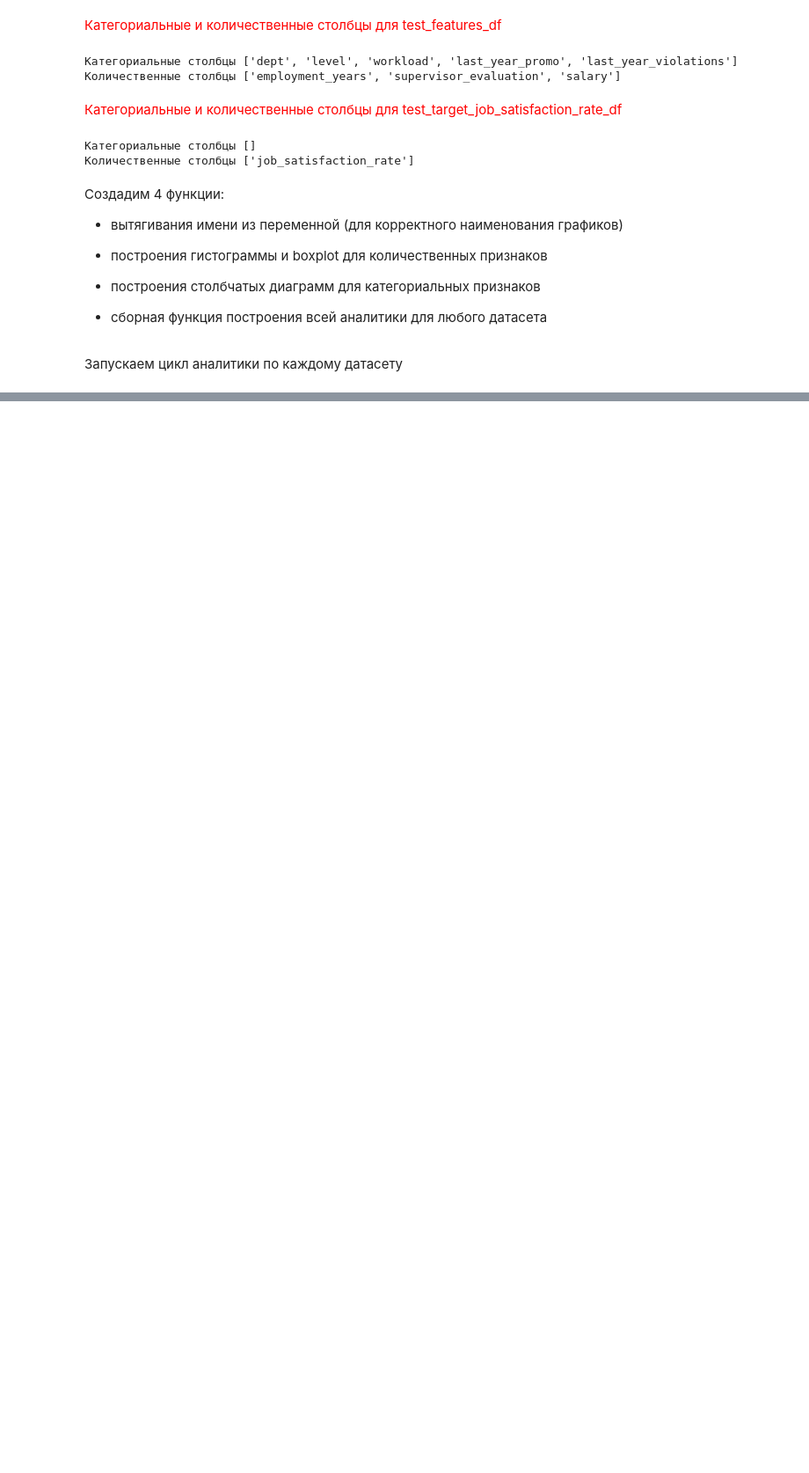
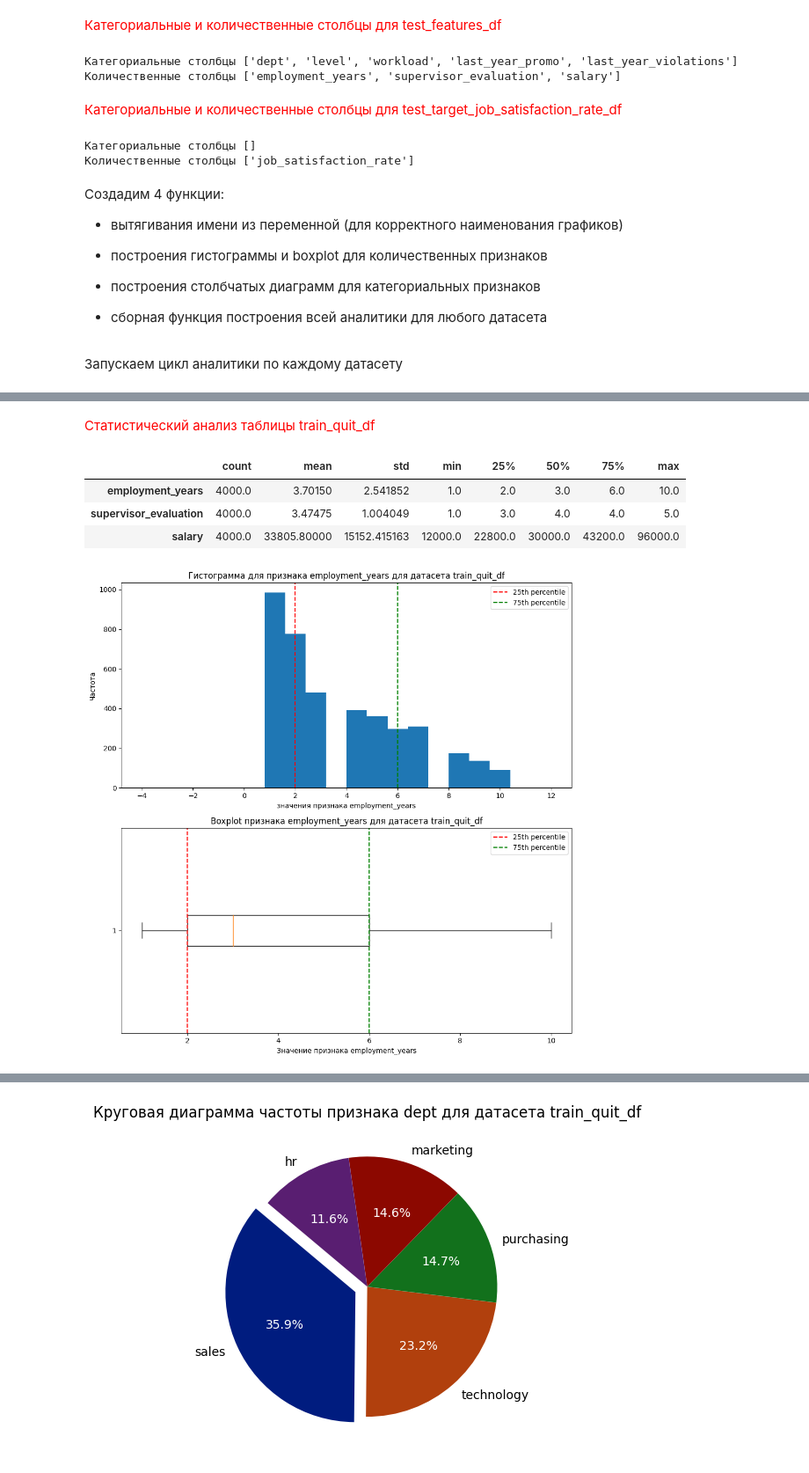
Before and after one commit to anthonypotekhin/studying, a Jupyter notebook: yandex_practicum/9_compilation_proj_2/comp_project_2.ipynb, the cells around one changed output, grey strips where cells are left out. Shown at 88% size. Saved outputs shown, nothing was run; the diff lists cells and outputs as text; code cells hidden in the pictures; blank space fills up the shorter version.

```diff
--- a/yandex_practicum/9_compilation_proj_2/comp_project_2.ipynb
+++ b/yandex_practicum/9_compilation_proj_2/comp_project_2.ipynb
@@ -600,0 +973,6 @@ for df in [train_job_satisfaction_rate_df, test_features_df, test_target_job_sat
+# %%
+for df in [train_quit_df, test_target_quit_df]:
+    import inspect
+    caller_locals = inspect.currentframe().f_back.f_locals
+    dataset_name = get_dataset_name(df)
+    print(f'число явных дубликатов в таблице {dataset_name} равно {df.duplicated().sum()}')
@@ -600,0 +991,18 @@ for df in [train_job_satisfaction_rate_df, test_features_df, test_target_job_sat
+# %%
+for df in [train_quit_df, test_target_quit_df]:
+    import inspect
+    caller_locals = inspect.currentframe().f_back.f_locals
+    dataset_name = get_dataset_name(df)
+
+    # уводим id в индексы
+    df.set_index('id', inplace=True)
+
+    # создаем новые переменные, имена назначаем от имени датасета
+    globals()[f"{dataset_name}_cat_col"] =  df.select_dtypes(exclude='number').columns.tolist()
+    globals()[f"{dataset_name}_num_col"] =   df.select_dtypes(include='number').columns.tolist()
+
+
+    print_red(f'Категориальные и количественные столбцы для {dataset_name}')
+    print(f'Категориальные столбцы {globals()[f"{dataset_name}_cat_col"]}')
+    print(f'Количественные столбцы {globals()[f"{dataset_name}_num_col"] }')
+    print()
@@ -600,0 +1018,19 @@ for df in [train_job_satisfaction_rate_df, test_features_df, test_target_job_sat
+# %%
+for df in [train_quit_df, test_target_quit_df]:
+    # забираем имя датасета
+    import inspect
+    caller_locals = inspect.currentframe().f_back.f_locals
+    dataset_name = get_dataset_name(df)
+
+    # забираем список категориальных и количественных столбцов
+    cat_list= globals()[f"{dataset_name}_cat_col"]
+    num_list = globals()[f"{dataset_name}_num_col"]
+
+    analysis_df(df, cat_list=cat_list, num_list=num_list)
+# %% [output]
+<span style="color:red">Статистический анализ таблицы train_quit_df</span>
+|  | count | mean | std | min | 25% | 50% | 75% | max |
+| employment_years | 4000.0 | 3.70150 | 2.541852 | 1.0 | 2.0 | 3.0 | 6.0 | 10.0 |
+| supervisor_evaluation | 4000.0 | 3.47475 | 1.004049 | 1.0 | 3.0 | 4.0 | 4.0 | 5.0 |
+| salary | 4000.0 | 33805.80000 | 15152.415163 | 12000.0 | 22800.0 | 30000.0 | 43200.0 | 96000.0 |
+[figure, added]
@@ -600,0 +1040 @@ for df in [train_job_satisfaction_rate_df, test_features_df, test_target_job_sat
+[figure, added]
```
Also changed, not shown: parts of 55 cells of this notebook, 1 other file.
